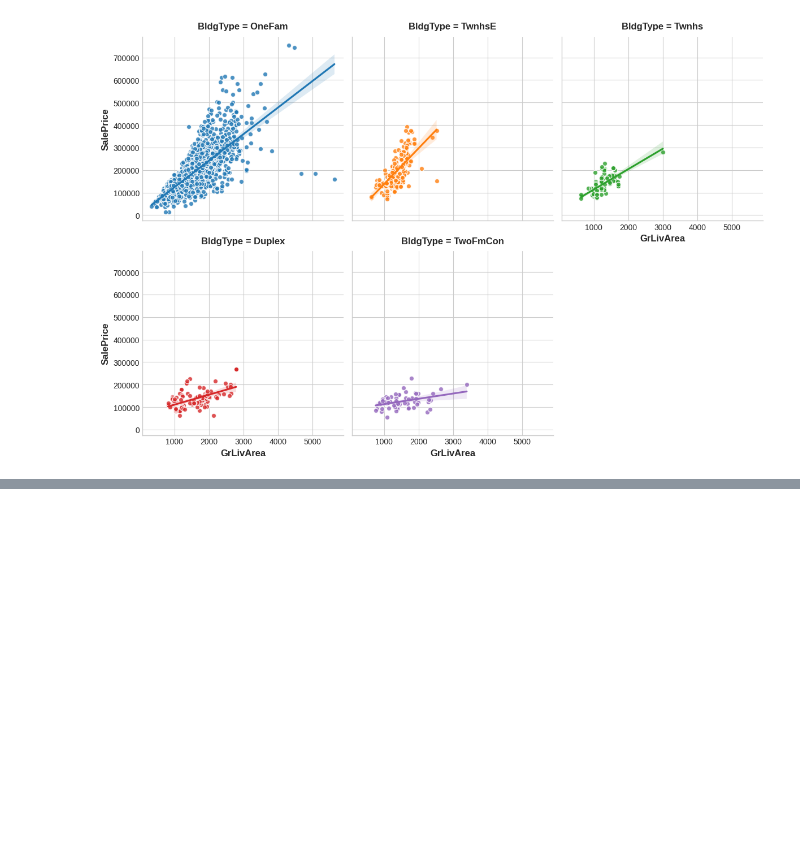
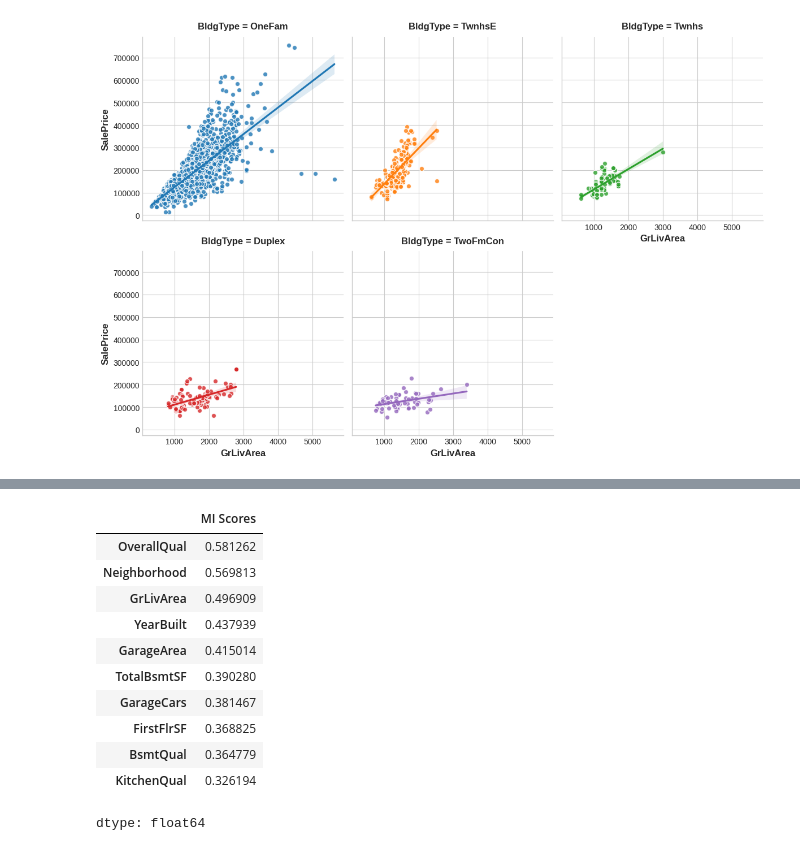
Before and after one commit to Grashch/Kaggle_tasks, a Jupyter notebook: Feature_Engineering.ipynb, the cells around one changed output, grey strips where cells are left out. Saved outputs shown, nothing was run; the diff lists cells and outputs as text; code cells hidden in the pictures; blank space fills up the shorter version.

```diff
--- a/Feature_Engineering.ipynb
+++ b/Feature_Engineering.ipynb
@@ -411,0 +429,15 @@ sns.lmplot(
+# %%
+mi_scores.head(10)
+# %% [output]
+|  | MI Scores |
+| OverallQual | 0.581262 |
+| Neighborhood | 0.569813 |
+| GrLivArea | 0.496909 |
+| YearBuilt | 0.437939 |
+| GarageArea | 0.415014 |
+| TotalBsmtSF | 0.390280 |
+| GarageCars | 0.381467 |
+| FirstFlrSF | 0.368825 |
+| BsmtQual | 0.364779 |
+| KitchenQual | 0.326194 |
+dtype: float64
```
Also changed, not shown: parts of 6 cells of this notebook.
